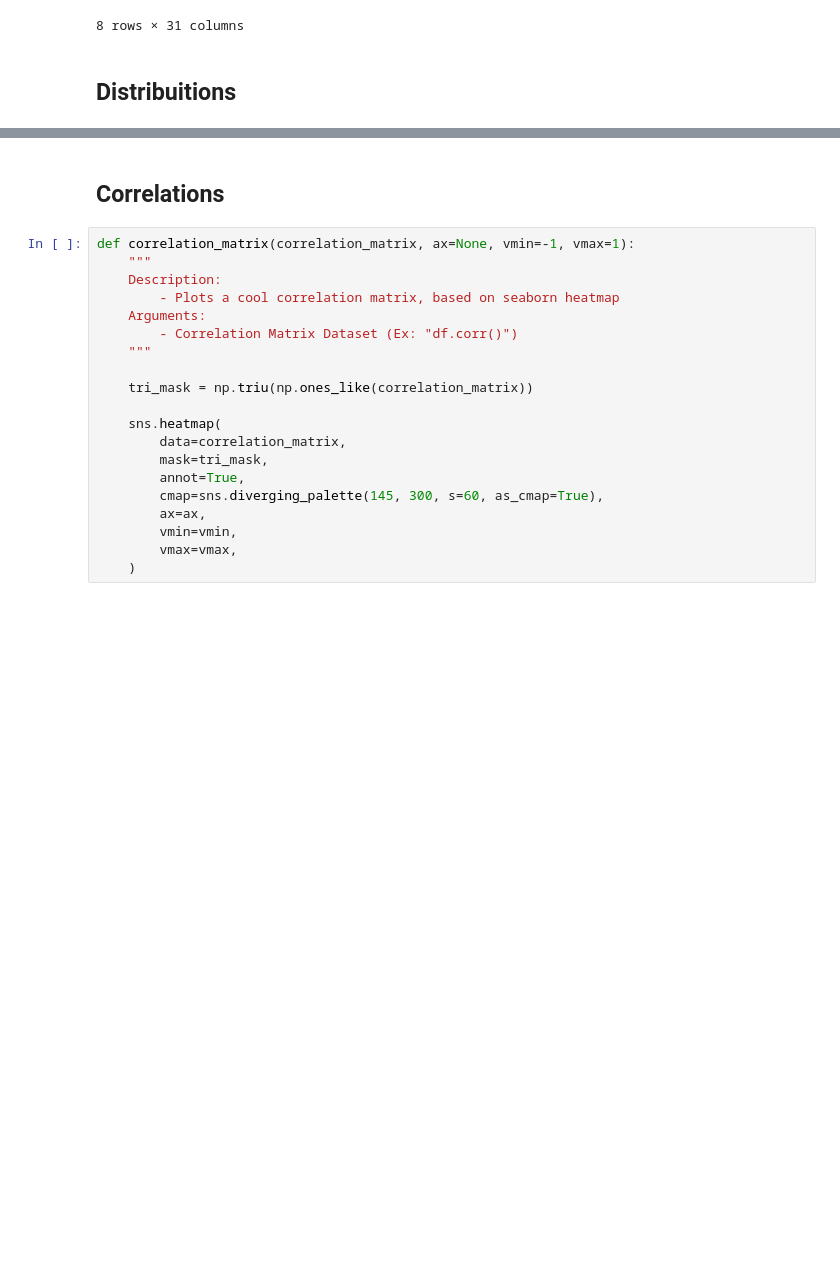
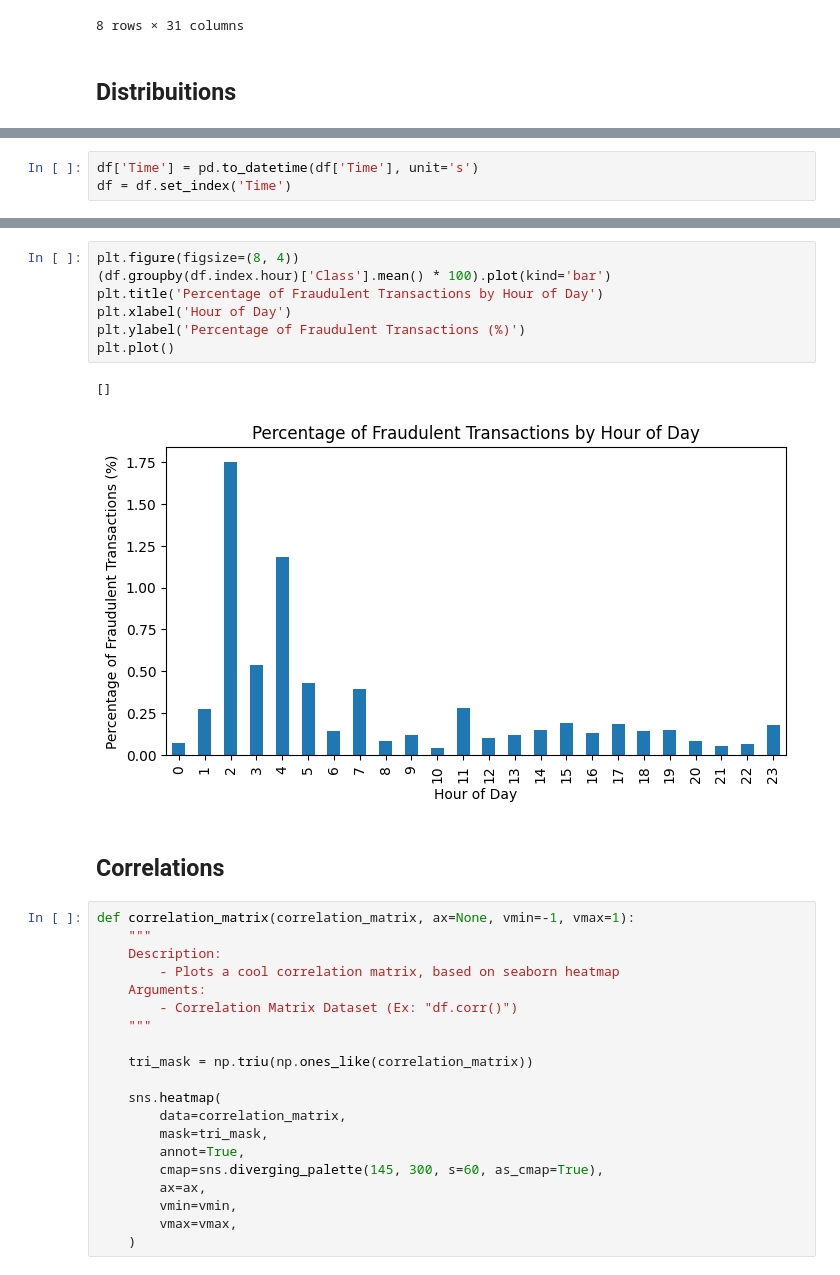
Before and after one commit to Gbrlmoraes/imbalanced_credit_fraud_detection, a Jupyter notebook: notebooks/02_exploratory_data_analysis.ipynb, the cells around one changed output, grey strips where cells are left out. Drawn from its saved outputs; the diff is of its cells as text; blank space fills up the shorter version.

```diff
--- a/notebooks/02_exploratory_data_analysis.ipynb
+++ b/notebooks/02_exploratory_data_analysis.ipynb
@@ -141,0 +196,3 @@ for col in df.columns[:-1]:
+# %%
+df['Time'] = pd.to_datetime(df['Time'], unit='s')
+df = df.set_index('Time')
@@ -142,3 +218,13 @@ for col in df.columns[:-1]:
+# %%
+plt.figure(figsize=(8, 4))
+(df.groupby(df.index.hour)['Class'].mean() * 100).plot(kind='bar')
+plt.title('Percentage of Fraudulent Transactions by Hour of Day')
+plt.xlabel('Hour of Day')
+plt.ylabel('Percentage of Fraudulent Transactions (%)')
+plt.plot()
+# %% [output]
+[]
+[figure, added]
 # %% [markdown]
 ## Correlations
 # %%
```
Also changed, not shown: parts of 6 cells of this notebook.
